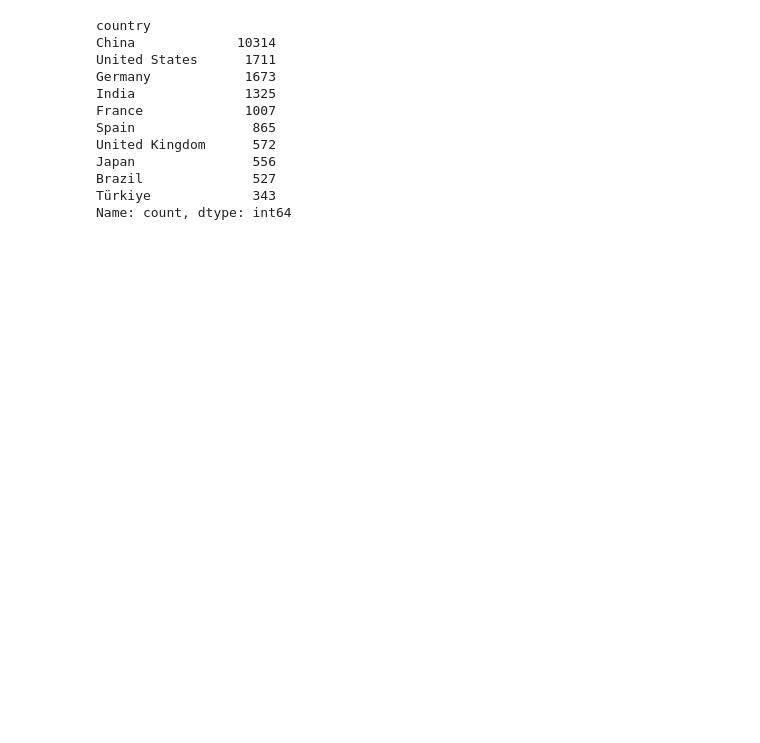
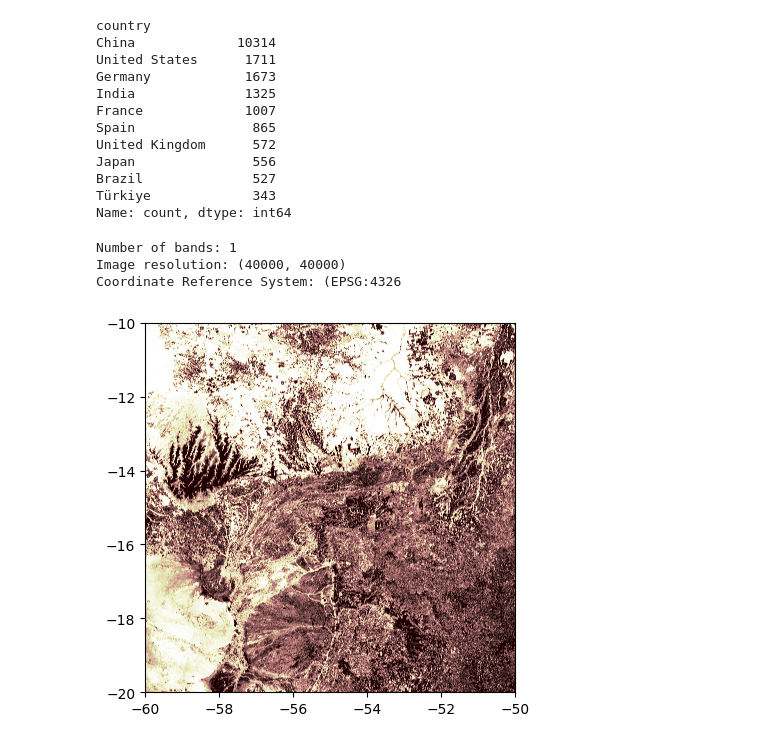
Before and after one commit to wuntunsun/eudr-exposure, a Jupyter notebook: deforestation-sample.ipynb, the cells around one changed output. Saved outputs shown, nothing was run; the diff lists cells and outputs as text; code cells hidden in the pictures; blank space fills up the shorter version.

```diff
--- a/deforestation-sample.ipynb
+++ b/deforestation-sample.ipynb
@@ -43,6 +46,22 @@ Japan               556
 Brazil              527
 Türkiye             343
 Name: count, dtype: int64
+# %%
+with rio.open("data/Hansen_GFC-2022-v1.10_treecover2000_10S_060W.tif") as src:
+
+    print(f'Number of bands: {src.count}')
+    print(f'Image resolution: ({src.height}, {src.width})')
+    print(f'Coordinate Reference System: ({src.crs}')
+
+    fig, ax = plt.subplots()
+
+    extent = [src.bounds[0], src.bounds[2], src.bounds[1], src.bounds[3]]
+    ax = show(src, extent=extent, ax=ax, cmap="pink")
+# %% [output]
+Number of bands: 1
+Image resolution: (40000, 40000)
+Coordinate Reference System: (EPSG:4326
+[figure, added]
 # %%
 df[df.treecover2000 > 0]
 # %%
```
Also changed, not shown: parts of 7 cells of this notebook, 4 other files.
